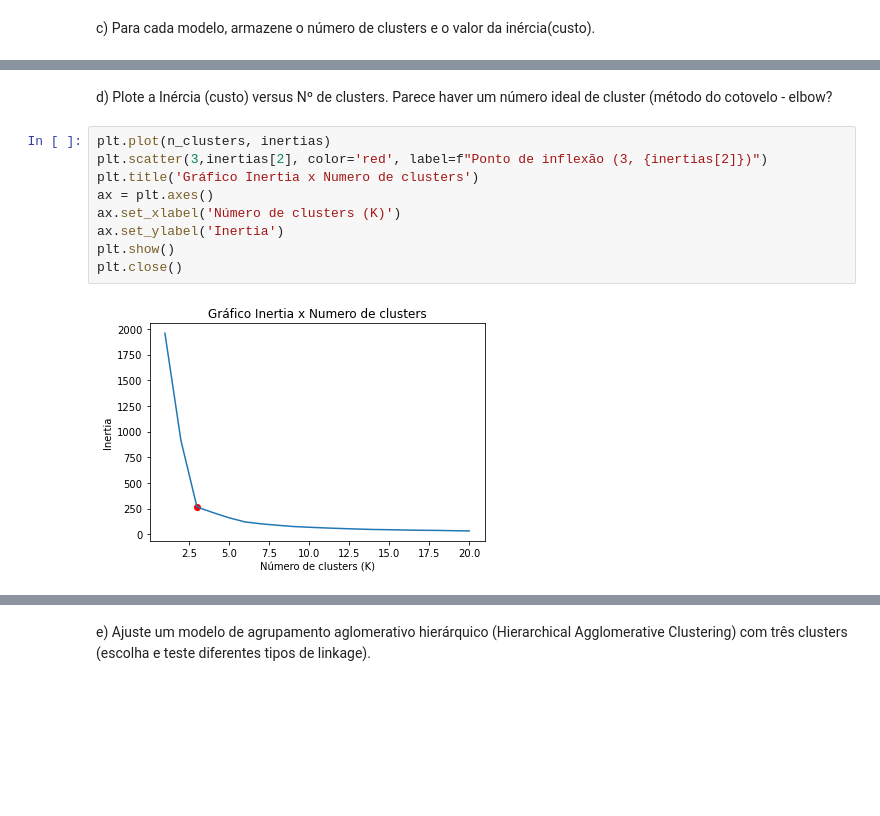
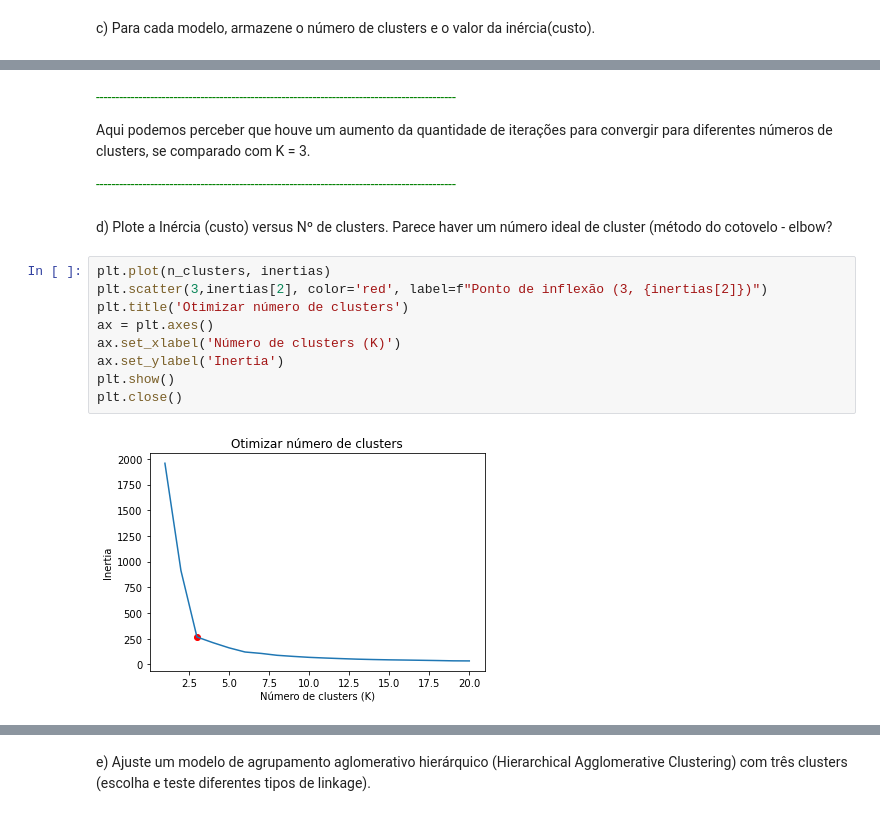
Before and after one commit to BulgarelliM/Computational-Intelligence, a Jupyter notebook: Clustering/Kmeans.ipynb, the cells around one changed output, grey strips where cells are left out. Drawn from its saved outputs; the diff is of its cells as text; blank space fills up the shorter version.

```diff
--- a/Clustering/Kmeans.ipynb
+++ b/Clustering/Kmeans.ipynb
@@ -164,13 +207,20 @@ inertias
+# %% [markdown]
+<span style="color:green">---------------------------------------------------------------------------------------------</span>
+<p>
+   Aqui podemos perceber que houve um aumento da quantidade de iterações para convergir para diferentes números de clusters, se comparado com K = 3.
+</p>
+
+<span style="color:green">---------------------------------------------------------------------------------------------</span>
 # %% [markdown]
 d) Plote a Inércia (custo) versus Nº de clusters. Parece haver um número ideal de cluster (método do cotovelo - elbow?
 # %%
 plt.plot(n_clusters, inertias)
 plt.scatter(3,inertias[2], color='red', label=f"Ponto de inflexão (3, {inertias[2]})")
-plt.title('Gráfico Inertia x Numero de clusters')
+plt.title('Otimizar número de clusters')
 ax = plt.axes()
 ax.set_xlabel('Número de clusters (K)')
 ax.set_ylabel('Inertia')
 plt.show()
 plt.close()
 # %% [output]
-[figure, old version]
+[figure, new version]
```
Also changed, not shown: parts of 20 cells of this notebook.
